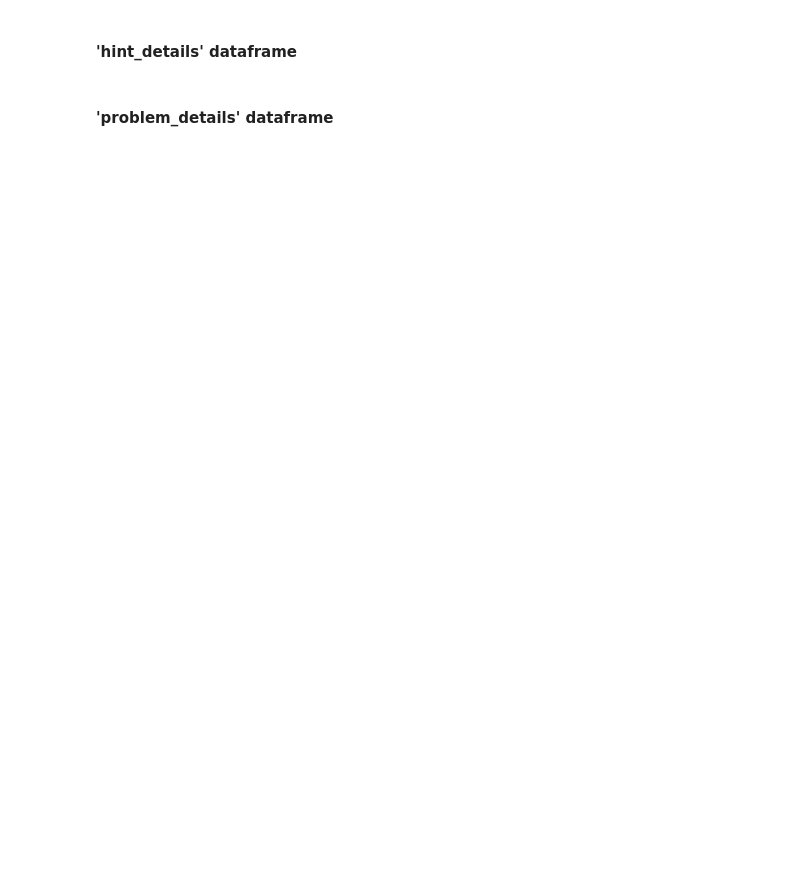
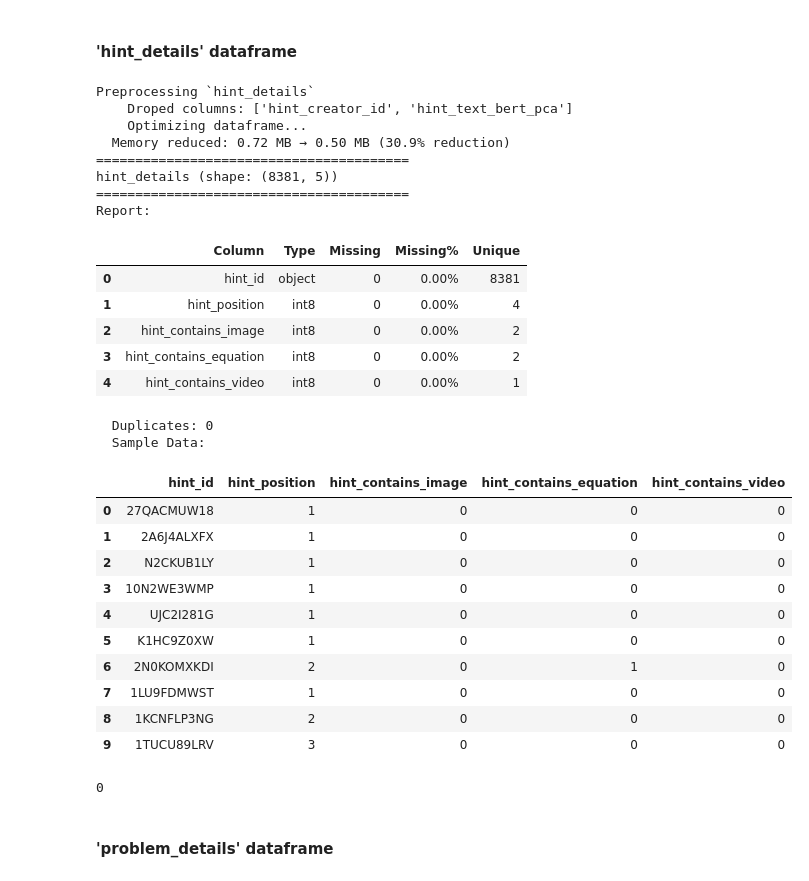
Before and after one commit to caineirb/CSC172-AssociationMining-Bautista, a Jupyter notebook: notebooks/asm_apriori.ipynb, the cells around one changed output. Drawn from its saved outputs; the diff is of its cells as text; code cells hidden in the pictures; blank space fills up the shorter version.

```diff
--- a/notebooks/asm_apriori.ipynb
+++ b/notebooks/asm_apriori.ipynb
@@ -251,16 +489,21 @@ gc.collect()
 # %% [markdown]
 #### 'explanation_details' dataframe
 # %%
-# Convert BERT PCA vectors to embeddings
-try:
-    data_frames['explanation_details']['explanation_embedding'] = data_frames['explanation_details']['explanation_text_bert_pca'] \
-    .apply(lambda x: np.array(ast.literal_eval(x), dtype="float64"))
+print("Preprocessing `explanation_details`")
+EXPL_COLS_TO_KEEP = [
+    'explanation_id',
+    'explanation_contains_image',
+    'explanation_contains_equation',
+    'explanation_contains_video'
+]
+EXPL_COLS_DROP = [c for c in data_frames['explanation_details'].columns if c not in EXPL_COLS_TO_KEEP]
+data_frames["explanation_details"] = data_frames["explanation_details"].drop(columns=EXPL_COLS_DROP)
+print(f"    Droped columns: {EXPL_COLS_DROP}")
 
-    data_frames['explanation_details'].drop(columns=['explanation_text_bert_pca'])
-except:
-    pass
+print(f"    Optimizing dataframe...")
+data_frames["explanation_details"] = optimize_dataframe(data_frames["explanation_details"])
 
 df_exploration('explanation_details', data_frames['explanation_details'])
 save_dataframe('explanation_details',data_frames['explanation_details'])
-del data_frames['explanation_details']
+del data_frames['explanation_details'], EXPL_COLS_TO_KEEP, EXPL_COLS_DROP
 gc.collect()
@@ -267,19 +538,55 @@ gc.collect()
 # %% [markdown]
 #### 'hint_details' dataframe
 # %%
-# Convert BERT PCA vectors to embeddings
-try:
-    data_frames['hint_details']['hint_embedding'] = data_frames['hint_details']['hint_text_bert_pca'] \
-    .apply(lambda x: np.array(ast.literal_eval(x), dtype="float64"))
+print("Preprocessing `hint_details`")
+HINT_COLS_TO_KEEP = [
+    'hint_id',
+    'hint_position',
+    'hint_contains_image',
+    'hint_contains_equation',
+    'hint_contains_video'
+]
 
-    data_frames['hint_details'].drop(columns=['hint_text_bert_pca'])
-except:
-    pass
+HINT_COLS_DROP = [c for c in data_frames['hint_details'].columns if c not in HINT_COLS_TO_KEEP]
+data_frames["hint_details"] = data_frames["hint_details"].drop(columns=HINT_COLS_DROP)
+print(f"    Droped columns: {HINT_COLS_DROP}")
+
+print(f"    Optimizing dataframe...")
+data_frames["hint_details"] = optimize_dataframe(data_frames["hint_details"])
 
 df_exploration('hint_details', data_frames['hint_details'])
 save_dataframe('hint_details',data_frames['hint_details'])
-del data_frames['hint_details']
+del data_frames['hint_details'], HINT_COLS_TO_KEEP, HINT_COLS_DROP
 gc.collect()
+# %% [output]
+Preprocessing `hint_details`
+    Droped columns: ['hint_creator_id', 'hint_text_bert_pca']
+    Optimizing dataframe...
+  Memory reduced: 0.72 MB → 0.50 MB (30.9% reduction)
+========================================
+hint_details (shape: (8381, 5))
+========================================
+Report:
+|  | Column | Type | Missing | Missing% | Unique |
+| 0 | hint_id | object | 0 | 0.00% | 8381 |
+| 1 | hint_position | int8 | 0 | 0.00% | 4 |
+| 2 | hint_contains_image | int8 | 0 | 0.00% | 2 |
+| 3 | hint_contains_equation | int8 | 0 | 0.00% | 2 |
+| 4 | hint_contains_video | int8 | 0 | 0.00% | 1 |
+  Duplicates: 0
+  Sample Data:
+|  | hint_id | hint_position | hint_contains_image | hint_contains_equation | hint_contains_video |
+| 0 | 27QACMUW18 | 1 | 0 | 0 | 0 |
+| 1 | 2A6J4ALXFX | 1 | 0 | 0 | 0 |
+| 2 | N2CKUB1LY | 1 | 0 | 0 | 0 |
+| 3 | 10N2WE3WMP | 1 | 0 | 0 | 0 |
+| 4 | UJC2I281G | 1 | 0 | 0 | 0 |
+| 5 | K1HC9Z0XW | 1 | 0 | 0 | 0 |
+| 6 | 2N0KOMXKDI | 2 | 0 | 1 | 0 |
+| 7 | 1LU9FDMWST | 1 | 0 | 0 | 0 |
+| 8 | 1KCNFLP3NG | 2 | 0 | 0 | 0 |
+| 9 | 1TUCU89LRV | 3 | 0 | 0 | 0 |
+0
 # %% [markdown]
 #### 'problem_details' dataframe
 # %%
```
Also changed, not shown: parts of 25 cells of this notebook, 1 other file.
